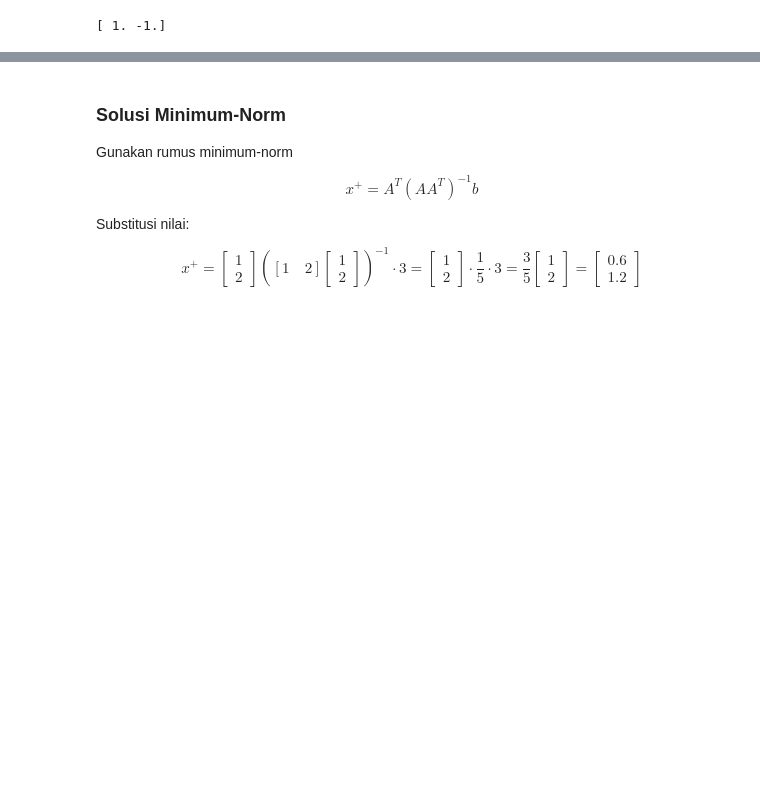
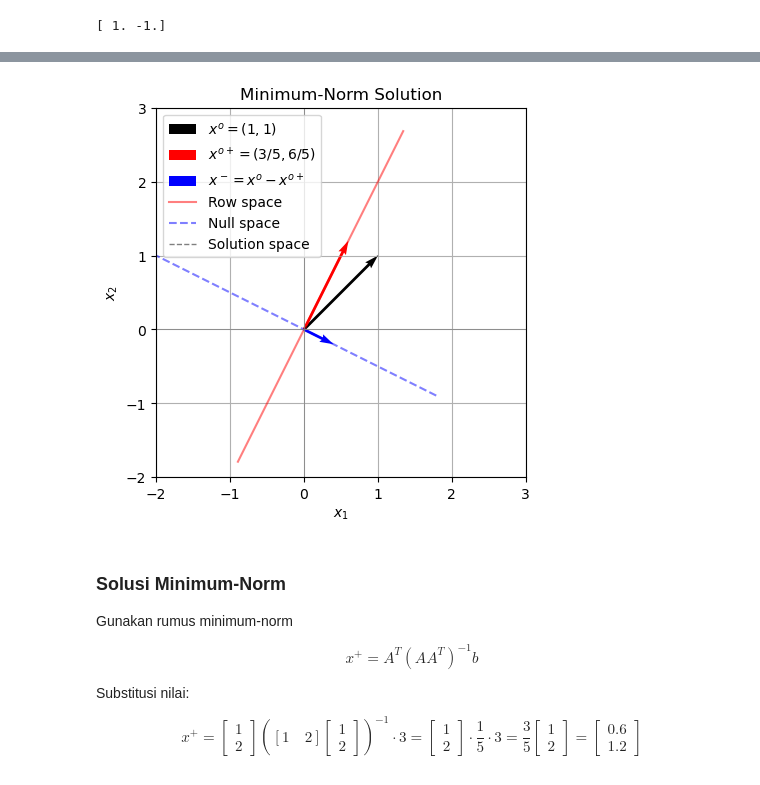
Before and after one commit to Budz23/Kelompok_1B, a Jupyter notebook: UAS/UAS GEOMATH.ipynb, the cells around one changed output, grey strips where cells are left out. Saved outputs shown, nothing was run; the diff lists cells and outputs as text; code cells hidden in the pictures; blank space fills up the shorter version.

```diff
--- a/UAS/UAS GEOMATH.ipynb
+++ b/UAS/UAS GEOMATH.ipynb
@@ -273,3 +271,55 @@ $$
+# %%
+import numpy as np
+import matplotlib.pyplot as plt
+
+# Definisikan vektor-vektor
+x_o = np.array([1, 1])
+x_oplus = np.array([3/5, 6/5])
+x_minus = x_o - x_oplus
+
+# Buat plot
+fig, ax = plt.subplots()
+ax.set_aspect('equal')
+
+# Fungsi untuk menggambar vektor dari titik asal
+def plot_vector(v, color, label):
+    ax.quiver(0, 0, v[0], v[1], angles='xy', scale_units='xy',
+              scale=1, color=color, label=label)
+
+# Gambar vektor-vektor
+plot_vector(x_o, 'black', r'$x^o = (1,1)$')
+plot_vector(x_oplus, 'red', r'$x^{o+} = (3/5, 6/5)$')
+plot_vector(x_minus, 'blue', r'$x^- = x^o - x^{o+}$')
+
+# Buat garis Row Space dan Null Space
+x_vals = np.linspace(-2, 3, 100)
+
+# Row space sepanjang vektor [1, 2]
+row_dir = np.array([1, 2])
+row_line = np.outer(x_vals, row_dir / np.linalg.norm(row_dir))
+ax.plot(row_line[:, 0], row_line[:, 1], 'r-', alpha=0.5, label='Row space')
+
+# Null space sepanjang vektor [-2, 1]
+null_dir = np.array([-2, 1])
+null_line = np.outer(x_vals, null_dir / np.linalg.norm(null_dir))
+ax.plot(null_line[:, 0], null_line[:, 1], 'b--', alpha=0.5, label='Null space')
+
+# Solution space (garis hitam dari origin ke x_o)
+ax.plot([0, x_o[0]], [0, x_o[1]], 'k--', linewidth=1, alpha=0.5, label='Solution space')
+
+# Setting sumbu dan grid
+ax.set_xlim(-2, 3)
+ax.set_ylim(-2, 3)
+ax.axhline(0, color='gray', linewidth=0.5)
+ax.axvline(0, color='gray', linewidth=0.5)
+ax.set_xlabel(r'$x_1$')
+ax.set_ylabel(r'$x_2$')
+ax.grid(True)
+ax.set_title("Minimum-Norm Solution")
+ax.legend(loc='upper left')
+plt.show()
+# %% [output]
+[figure, added]
 # %% [markdown]
 
 ### Solusi Minimum-Norm
```
Also changed, not shown: parts of 6 cells of this notebook.
